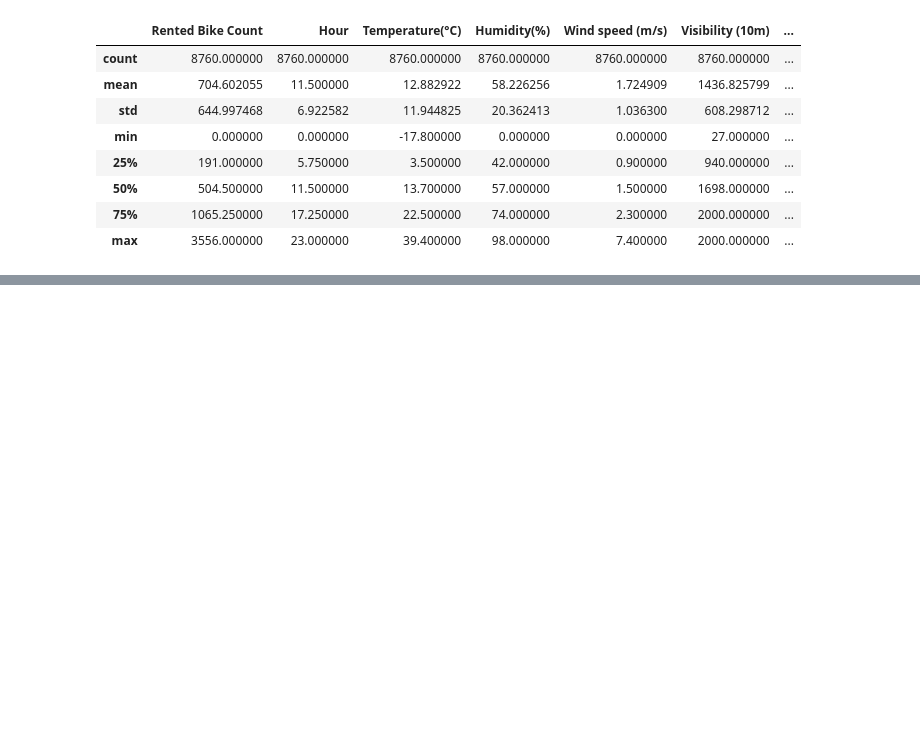
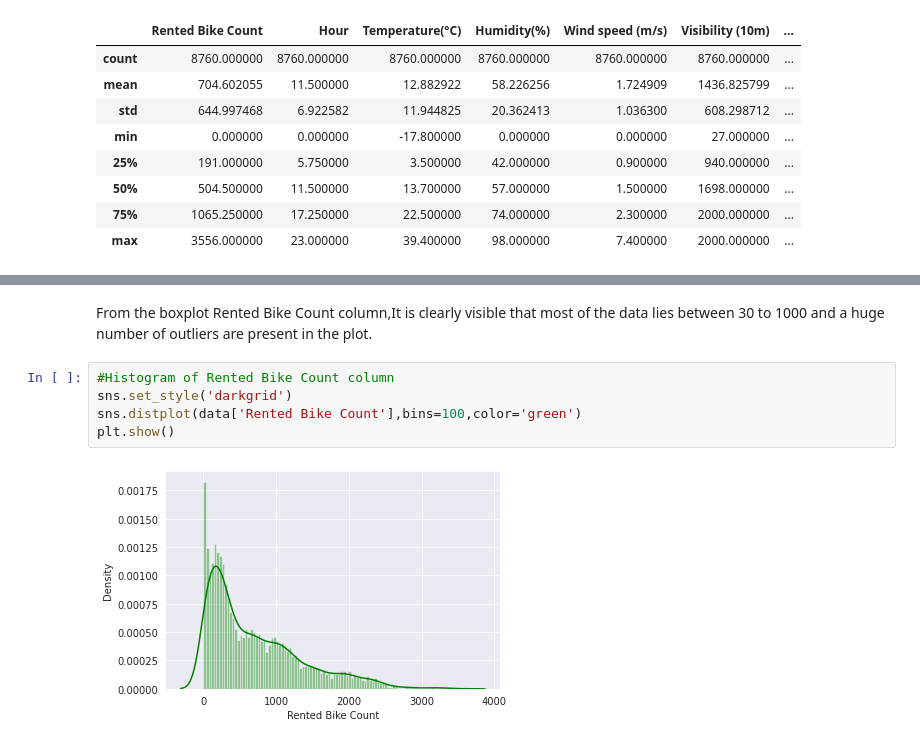
Before and after one commit to Shashankshekharpandey/Bike-Sharing-Demand-Prediction, a Jupyter notebook: Bike_Sharing_Demand_Prediction.ipynb, the cells around one changed output, grey strips where cells are left out. Cells and saved outputs as stored; diff of their text form; blank space fills up the shorter version.

```diff
--- a/Bike_Sharing_Demand_Prediction.ipynb
+++ b/Bike_Sharing_Demand_Prediction.ipynb
@@ -79,0 +108,9 @@ data.describe()
+# %% [markdown]
+From the boxplot Rented Bike Count column,It is clearly visible that most of the data lies between 30 to 1000 and a huge number of outliers are present in the plot.
+# %%
+#Histogram of Rented Bike Count column
+sns.set_style('darkgrid')
+sns.distplot(data['Rented Bike Count'],bins=100,color='green')
+plt.show()
+# %% [output]
+[figure, added]
```
Also changed, not shown: parts of 9 cells of this notebook.
